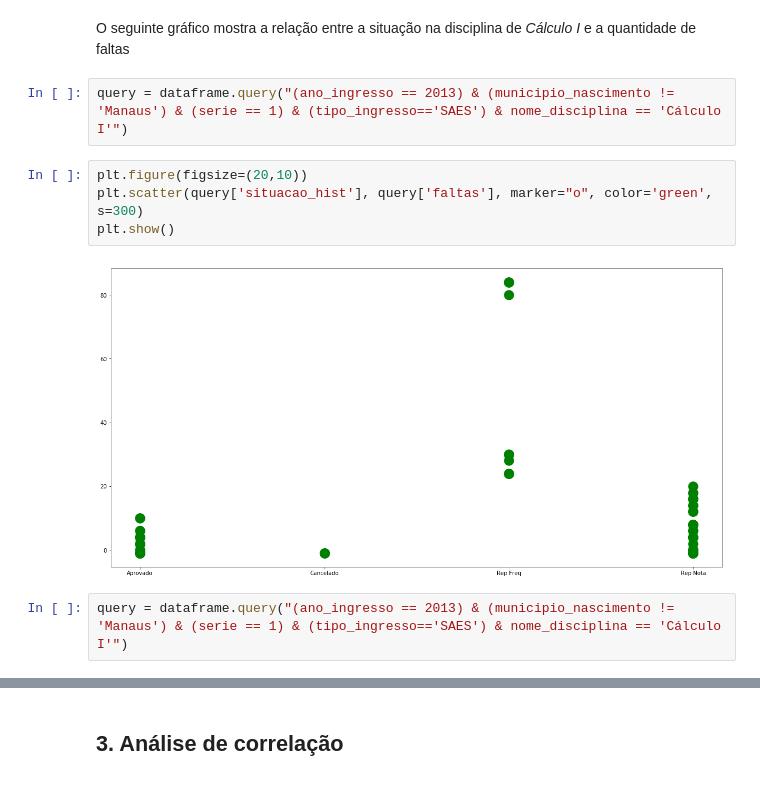
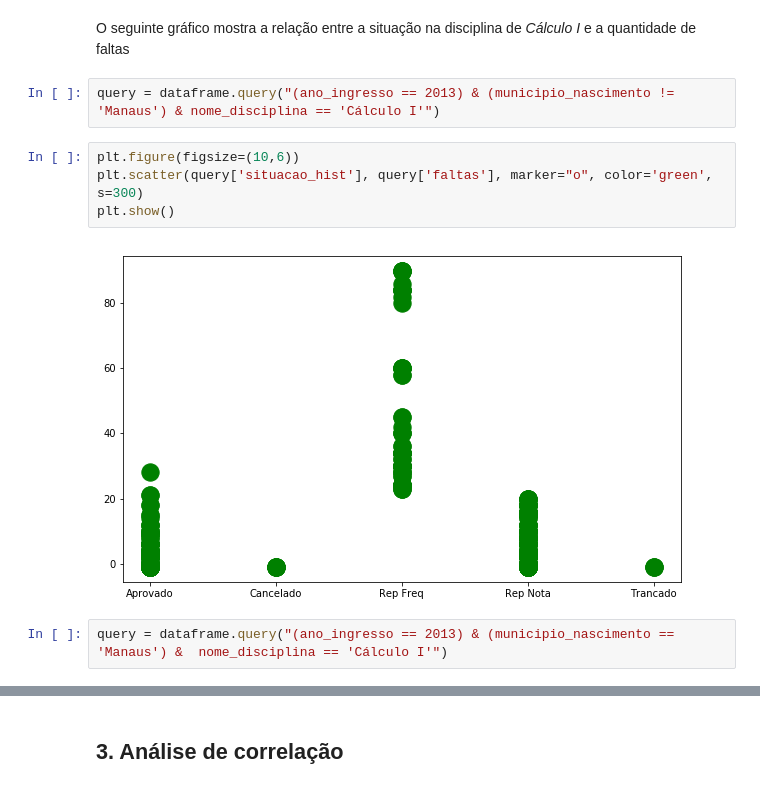
Before and after one commit to julianyraiol/analise-dados-ciclo-basico-uea, a Jupyter notebook: develop/analysis.ipynb, the cells around one changed output, grey strips where cells are left out. Drawn from its saved outputs; the diff is of its cells as text.

Commit message:
chore: plot graphics

```diff
--- a/develop/analysis.ipynb
+++ b/develop/analysis.ipynb
@@ -132,13 +171,13 @@ plt.show()
 # %% [markdown]
 O seguinte gráfico mostra a relação entre a situação na disciplina de <i>Cálculo I</i> e a quantidade de faltas
 # %%
-query = dataframe.query("(ano_ingresso == 2013) & (municipio_nascimento != 'Manaus') & (serie == 1) & (tipo_ingresso=='SAES') & nome_disciplina == 'Cálculo I'")
+query = dataframe.query("(ano_ingresso == 2013) & (municipio_nascimento != 'Manaus') & nome_disciplina == 'Cálculo I'")
 # %%
-plt.figure(figsize=(20,10))
+plt.figure(figsize=(10,6))
 plt.scatter(query['situacao_hist'], query['faltas'], marker="o", color='green', s=300)
 plt.show()
 # %% [output]
-[figure, old version]
+[figure, new version]
 # %%
-query = dataframe.query("(ano_ingresso == 2013) & (municipio_nascimento != 'Manaus') & (serie == 1) & (tipo_ingresso=='SAES') & nome_disciplina == 'Cálculo I'")
+query = dataframe.query("(ano_ingresso == 2013) & (municipio_nascimento == 'Manaus') &  nome_disciplina == 'Cálculo I'")
 # %%
```
Also changed, not shown: parts of 5 cells of this notebook, 1 other file.
